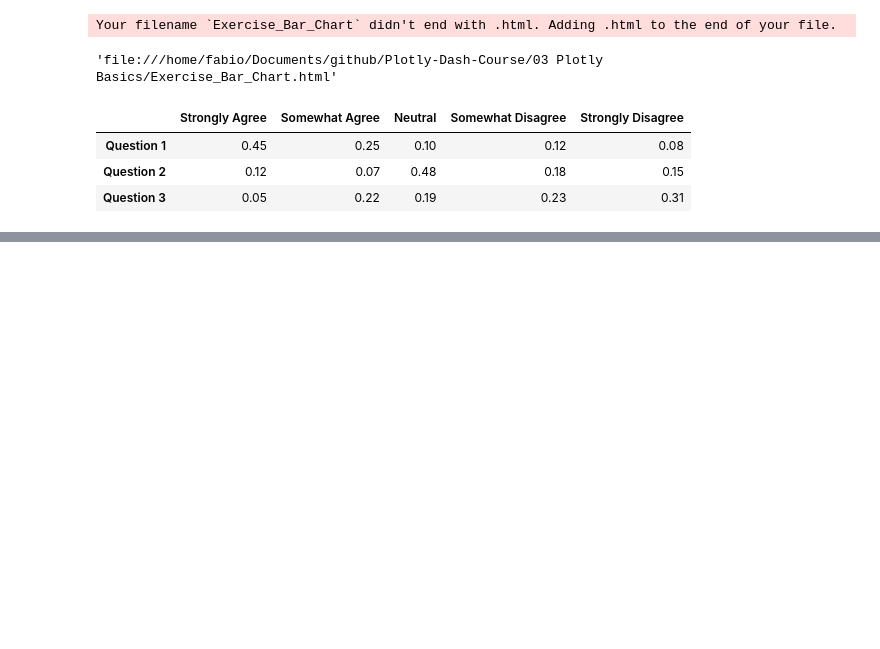
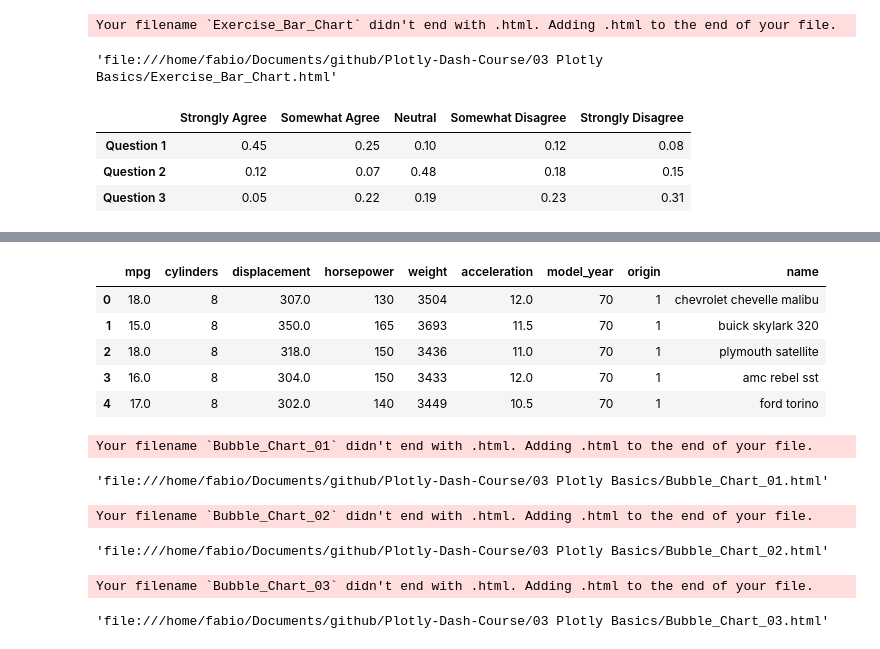
Before and after one commit to fabiodemo/Plotly-Dash-Course, a Jupyter notebook: 03 Plotly Basics/Plotly.ipynb, the cells around one changed output, grey strips where cells are left out. Cells and saved outputs as stored; diff of their text form; code cells hidden in the pictures; blank space fills up the shorter version.

Commit message:
Added bubble Chart with exercises

```diff
--- a/03 Plotly Basics/Plotly.ipynb
+++ b/03 Plotly Basics/Plotly.ipynb
@@ -301,0 +306,55 @@ df.head()
+# %%
+df = pd.read_csv('../Data/mpg.csv')
+df.head(5)
+# %% [output]
+|  | mpg | cylinders | displacement | horsepower | weight | acceleration | model_year | origin | name |
+| 0 | 18.0 | 8 | 307.0 | 130 | 3504 | 12.0 | 70 | 1 | chevrolet chevelle malibu |
+| 1 | 15.0 | 8 | 350.0 | 165 | 3693 | 11.5 | 70 | 1 | buick skylark 320 |
+| 2 | 18.0 | 8 | 318.0 | 150 | 3436 | 11.0 | 70 | 1 | plymouth satellite |
+| 3 | 16.0 | 8 | 304.0 | 150 | 3433 | 12.0 | 70 | 1 | amc rebel sst |
+| 4 | 17.0 | 8 | 302.0 | 140 | 3449 | 10.5 | 70 | 1 | ford torino |
+# %%
+data = [go.Scatter(
+                    x= df.horsepower,
+                    y= df.mpg,
+                    text= df.name,
+                    mode= 'markers',
+                    marker= dict(size= 2*df.cylinders)
+                )]
+
+layout = go.Layout(title= 'Bubble chart')
+fig = go.Figure(data= data, layout= layout)
+pyo.plot(fig, filename= 'Bubble_Chart_01')
+# %% [output]
+Your filename `Bubble_Chart_01` didn't end with .html. Adding .html to the end of your file.
+'file:///home/fabio/Documents/github/Plotly-Dash-Course/03 Plotly Basics/Bubble_Chart_01.html'
+# %%
+data = [go.Scatter(
+                    x= df.horsepower,
+                    y= df.mpg,
+                    text= df.name,
+                    mode= 'markers',
+                    marker= dict(size= df.weight/200)
+                )]
+
+layout = go.Layout(title= 'Bubble chart')
+fig = go.Figure(data= data, layout= layout)
+pyo.plot(fig, filename= 'Bubble_Chart_02')
+# %% [output]
+Your filename `Bubble_Chart_02` didn't end with .html. Adding .html to the end of your file.
+'file:///home/fabio/Documents/github/Plotly-Dash-Course/03 Plotly Basics/Bubble_Chart_02.html'
+# %%
+data = [go.Scatter(
+                    x= df.horsepower,
+                    y= df.mpg,
+                    text= df.name,
+                    mode= 'markers',
+                    marker= dict(size= df.weight/100, color= df.cylinders, showscale= True)
+                )]
+
+layout = go.Layout(title= 'Bubble chart')
+fig = go.Figure(data= data, layout= layout)
+pyo.plot(fig, filename= 'Bubble_Chart_03')
+# %% [output]
+Your filename `Bubble_Chart_03` didn't end with .html. Adding .html to the end of your file.
+'file:///home/fabio/Documents/github/Plotly-Dash-Course/03 Plotly Basics/Bubble_Chart_03.html'
```
Also changed, not shown: parts of 4 cells of this notebook, 11 other files.
